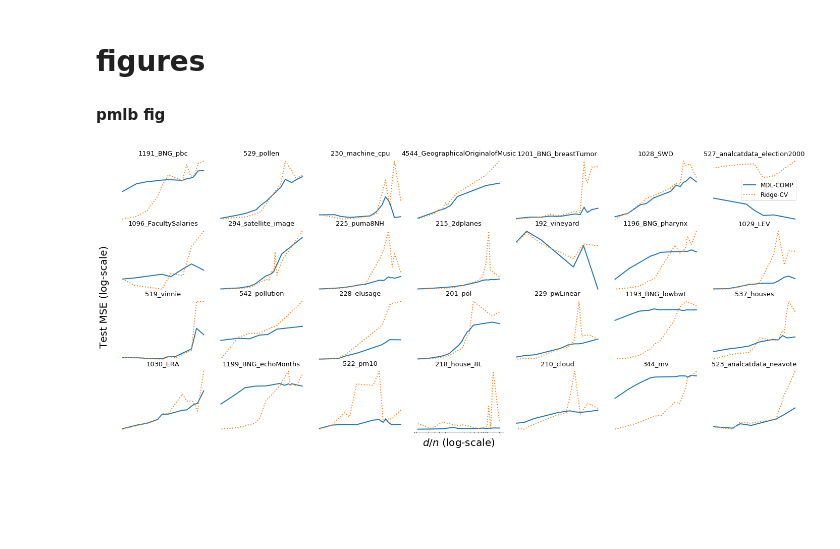
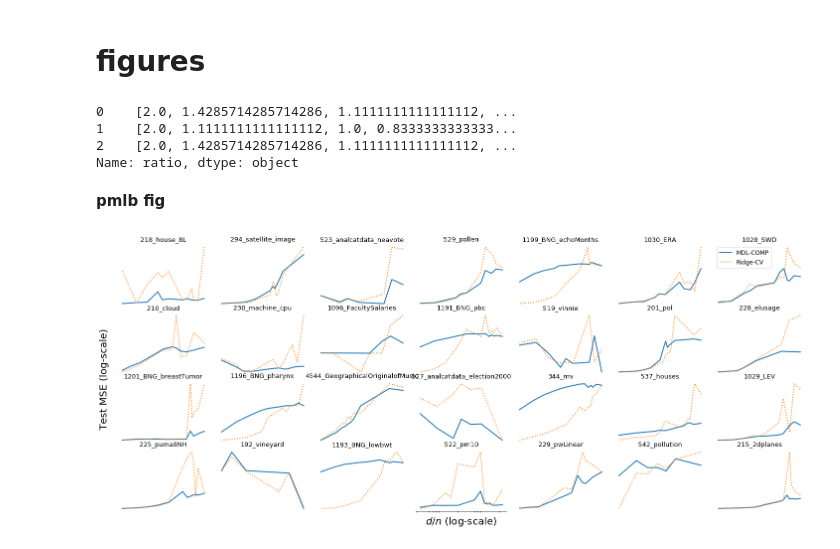
Before and after one commit to csinva/mdl-complexity, a Jupyter notebook: 04_analyze_pmlb.ipynb, the cells around one changed output. Cells and saved outputs as stored; diff of their text form; code cells hidden in the pictures; blank space fills up the shorter version.

Commit message:
update analyze pmlb

```diff
--- a/04_analyze_pmlb.ipynb
+++ b/04_analyze_pmlb.ipynb
@@ -22,7 +22,7 @@ from postprocess import process_results, aggregate_results, best_ridge
 %autoreload 2
 
 !ls /scratch/users/vision/yu_dl/raaz.rsk/mdl_sim_may/may21 # may14, may21
-parent_dir = '/scratch/users/vision/yu_dl/raaz.rsk/mdl_sim_may/may22_3/'
+parent_dir = '/scratch/users/vision/yu_dl/raaz.rsk/mdl_sim_may/may28_1/'
 save_dir = 'results'
 os.makedirs(save_dir, exist_ok=True)
 folders = os.listdir(parent_dir)
@@ -85,3 +64,13 @@ LABS = {
     'mdl_orig0.0': 'MDL-COMP-ORIG',
     'ols0.0': 'OLS'
 }
+# %%
+out_dir = oj(parent_dir, 'pmlb0')
+df = pd.read_pickle(oj(out_dir, 'processed.pkl')).reset_index()
+# %%
+print(df.ratio)
+# %% [output]
+0    [2.0, 1.4285714285714286, 1.1111111111111112, ...
+1    [2.0, 1.1111111111111112, 1.0, 0.8333333333333...
+2    [2.0, 1.4285714285714286, 1.1111111111111112, ...
+Name: ratio, dtype: object
@@ -88,5 +79,7 @@ LABS = {
 # %% [markdown]
 **pmlb fig**
+# %%
+dfs_list = []
 # %%
 dsets = []
 plot_all = False
@@ -103,6 +96,7 @@ for folder in folders: #, 'clustered', 'gaussian_scale_var']):
 #     plt.title(lets[j], fontweight='bold', loc='left')
     out_dir = oj(parent_dir, folder)
     df = pd.read_pickle(oj(out_dir, 'processed.pkl')).reset_index()
+    dfs_list.append(df)
     dset_name = df['dset_name'].values[0]
     if dset_name not in data.REGRESSION_DSETS_LARGE_NAMES_RECOGNIZABLE:
         continue
@@ -141,37 +135,36 @@ for folder in folders: #, 'clustered', 'gaussian_scale_var']):
     plt.axis('off')
     j += 1
 
-
 ax = plt.subplot(R, C, C * 2 + 1)
 plt.axis('on')
 ax.set_yticks([])
 plt.yscale('linear')
 plt.ylabel('Test MSE (log-scale)', fontsize=20) #, labelpad=20) #, va='top')
 ax.yaxis.set_label_coords(-0.1, 1.03)
 ax.spines['top'].set_visible(False)
 ax.spines['right'].set_visible(False)
 ax.spines['bottom'].set_visible(False)
 ax.spines['left'].set_visible(False)
 ax.get_xaxis().set_visible(False)
 plt.tick_params(top='off', bottom='off', left='off', right='off', labelleft='off', labelbottom='on')
 ax.set_yticks([])
 
 
 
 ax = plt.subplot(R, C, R * (C - 1) + C//2 - 2)
 plt.xlabel('$d/n$ (log-scale)', fontsize=20)
 plt.axis('on')
 plt.xticks([])
 ax.spines['top'].set_visible(False)
 ax.spines['right'].set_visible(False)
 # ax.spines['bottom'].set_visible(False)
 ax.spines['left'].set_visible(False)
 ax.get_yaxis().set_visible(False)
 # plt.text(0, 1, 'Test MSE')
 
 plt.tight_layout()
 plt.subplots_adjust(hspace=0.1, wspace=0.1)
-plt.savefig(oj(save_dir, 'fig_pmlb.pdf'))
+plt.savefig(oj(save_dir, 'fig_pmlb_curves.pdf'))
 # plt.show()
 # %% [output]
-[figure, old version]
+[figure, new version]
```
Also changed, not shown: parts of 4 cells of this notebook, 1 other file.
